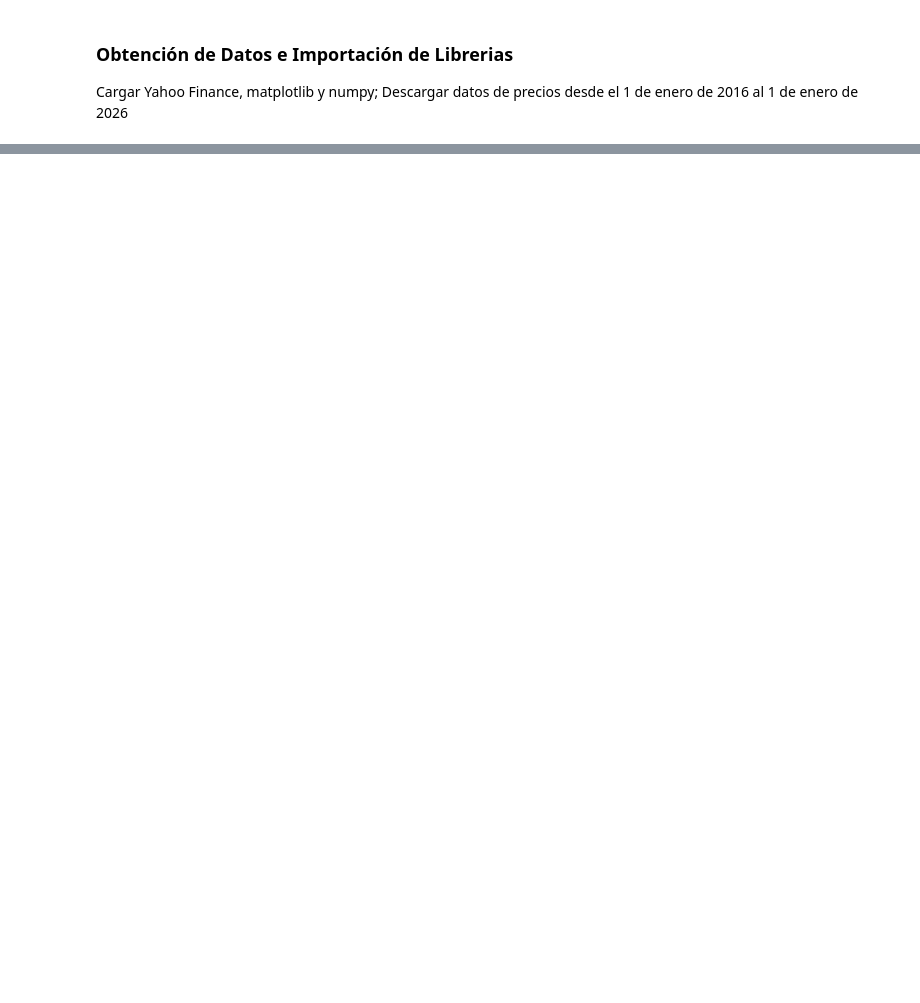
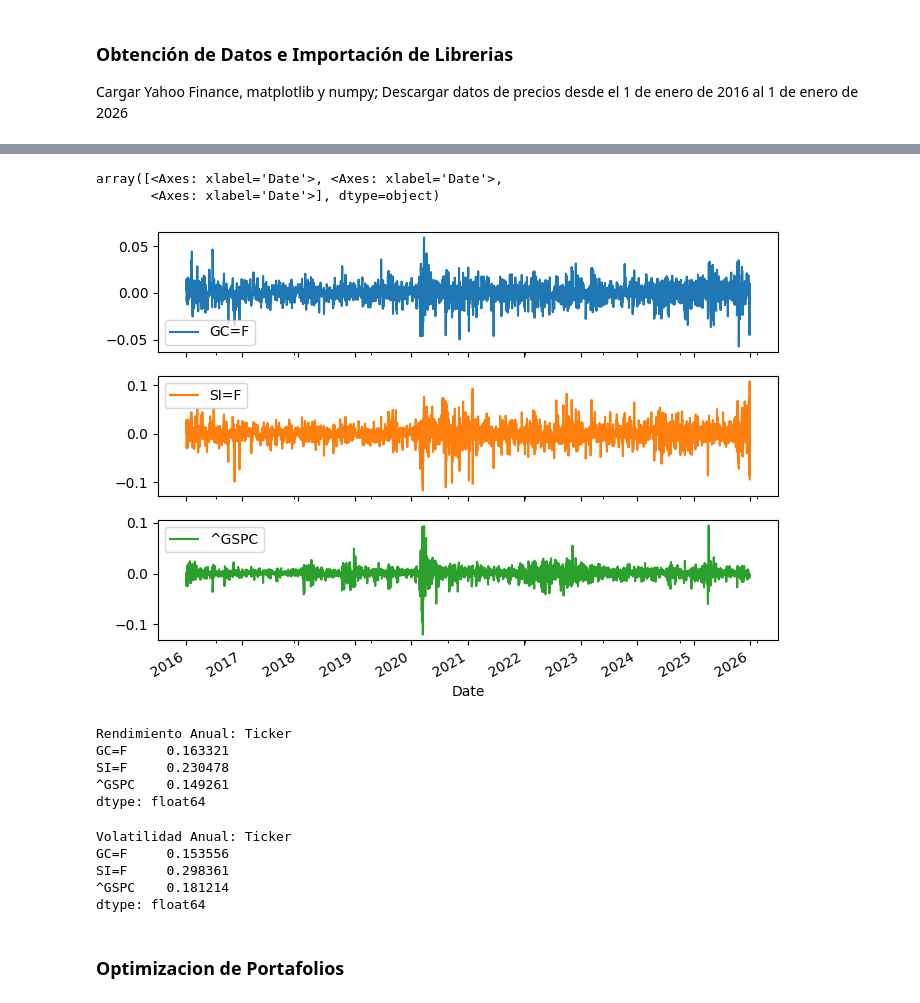
Before and after one commit to Axel9994/Optimizaci-n-de-Portafolio-en-Python, a Jupyter notebook: Optimizacion de Portafolio en Python.ipynb, the cells around one changed output, grey strips where cells are left out. Drawn from its saved outputs; the diff is of its cells as text; code cells hidden in the pictures; blank space fills up the shorter version.

```diff
--- a/Optimizacion de Portafolio en Python.ipynb
+++ b/Optimizacion de Portafolio en Python.ipynb
@@ -26,0 +53,35 @@ data.head()
+# %%
+data.pct_change().plot(figsize = (8,6), subplots=True)
+# %% [output]
+array([<Axes: xlabel='Date'>, <Axes: xlabel='Date'>,
+       <Axes: xlabel='Date'>], dtype=object)
+[figure, added]
+# %%
+#Calcular Retornos Diarios
+retornos_diarios = data.pct_change()
+
+#Calcular Rendimiento Anualizado
+rendimiento_anualizado = (1 + retornos_diarios.mean()) ** 252 - 1
+
+#Mostrar Resultado
+print("Rendimiento Anual: {0}".format(rendimiento_anualizado))
+# %% [output]
+Rendimiento Anual: Ticker
+GC=F     0.163321
+SI=F     0.230478
+^GSPC    0.149261
+dtype: float64
+# %%
+#Calcular Volatilidad
+volatilidad_anualizada = retornos_diarios.std() * (252 ** 0.5)
+
+#Mostrar Resultado
+print("Volatilidad Anual: {0}".format(volatilidad_anualizada))
+# %% [output]
+Volatilidad Anual: Ticker
+GC=F     0.153556
+SI=F     0.298361
+^GSPC    0.181214
+dtype: float64
+# %% [markdown]
+### Optimizacion de Portafolios
```
Also changed, not shown: parts of 18 cells of this notebook.
